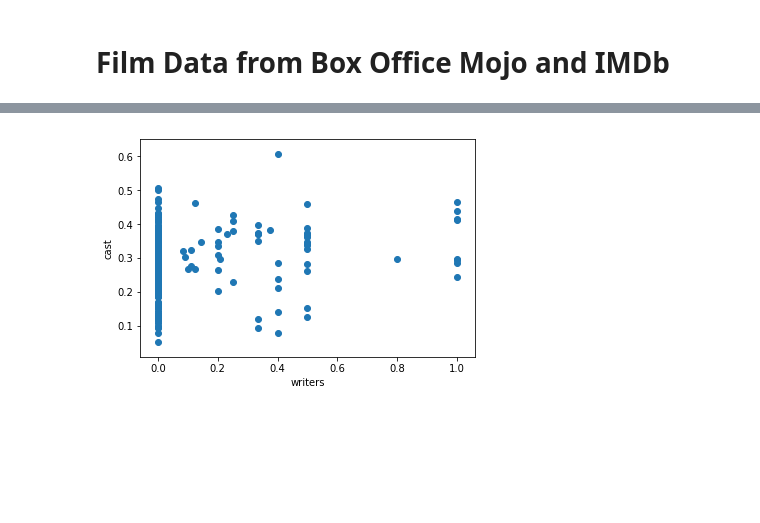
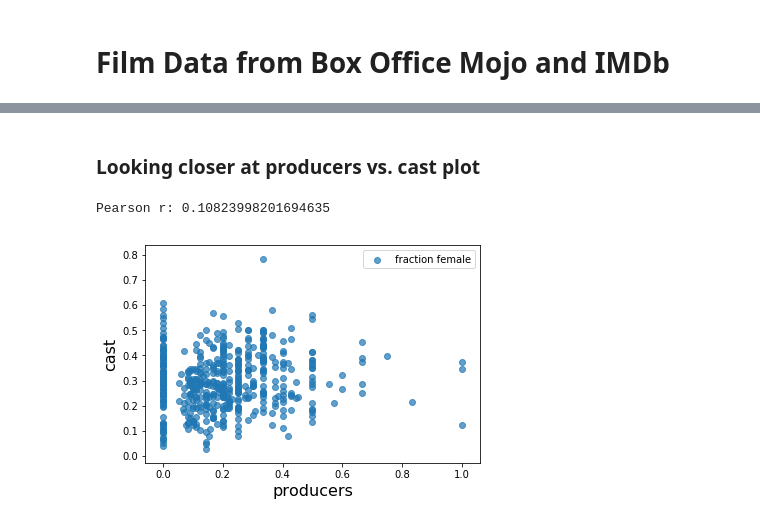
Before and after one commit to KarlenS/filmsplorer, a Jupyter notebook: Filmsplorer Demo.ipynb, the cells around one changed output, grey strips where cells are left out. Drawn from its saved outputs; the diff is of its cells as text; code cells hidden in the pictures; blank space fills up the shorter version.

```diff
--- a/Filmsplorer Demo.ipynb
+++ b/Filmsplorer Demo.ipynb
@@ -36,13 +46,7 @@ WARNING:root:Too few points to create valid contours
-# %%
-analyze.corr_plot('writers','cast')
-
-# Totals with year
-# corner plot to look for any potential correlations (normalize to 1)
-# regression - linear or otherwise
-
-# let's say I have well-populated data, what can I do?
-# Want to bring the ratio closer to 1; do I even have data that gets up in that regime?
-# - the corner plot will show
-# Are there any features that can predict a more equal gender distribution
-# %% [output]
-[figure, removed]
+# %% [markdown]
+### Looking closer at producers vs. cast plot
+# %%
+analyze.corr_plot('producers','cast')
+# %% [output]
+Pearson r: 0.10823998201694635
+[figure, added]
```
Also changed, not shown: parts of 8 cells of this notebook, 2 other files.
